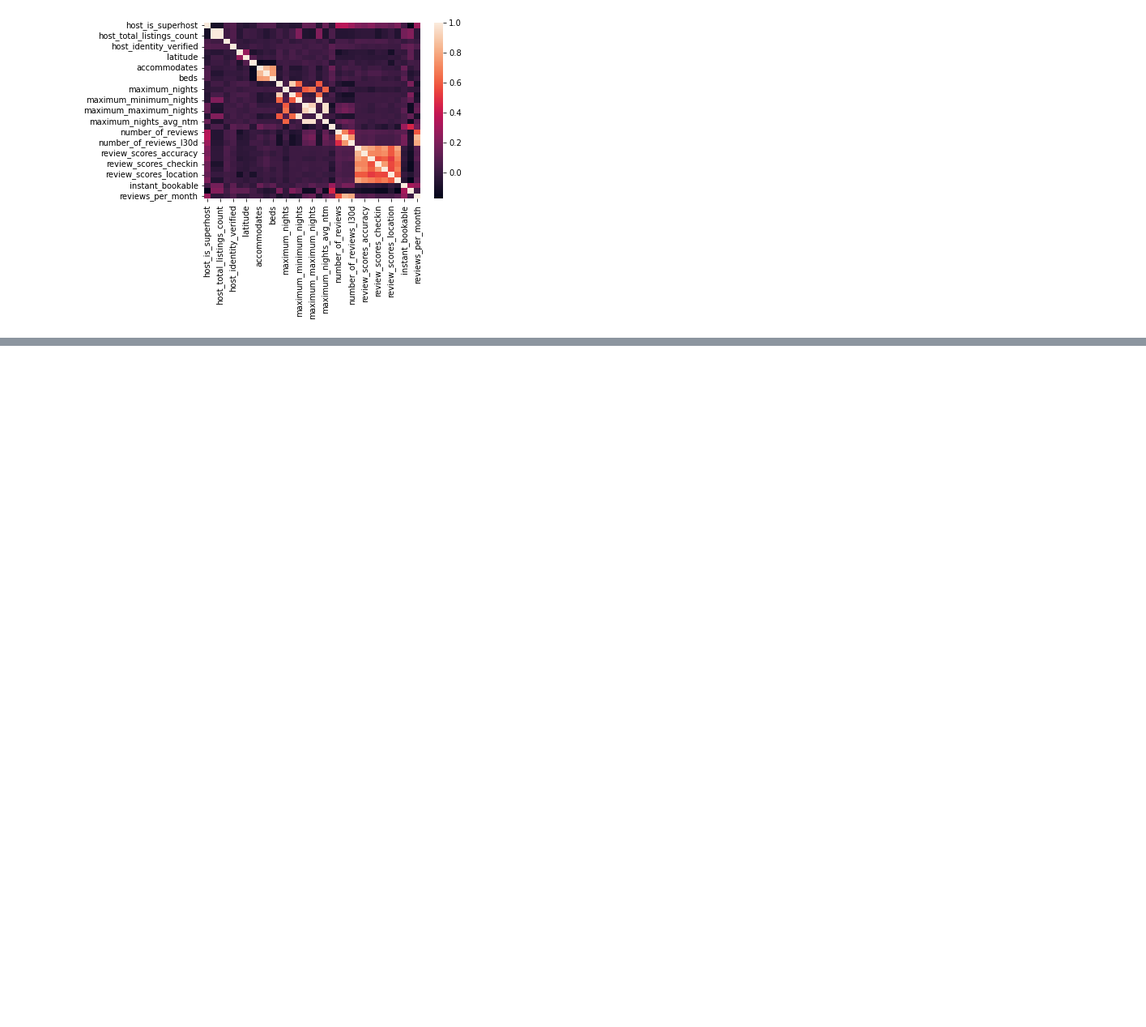
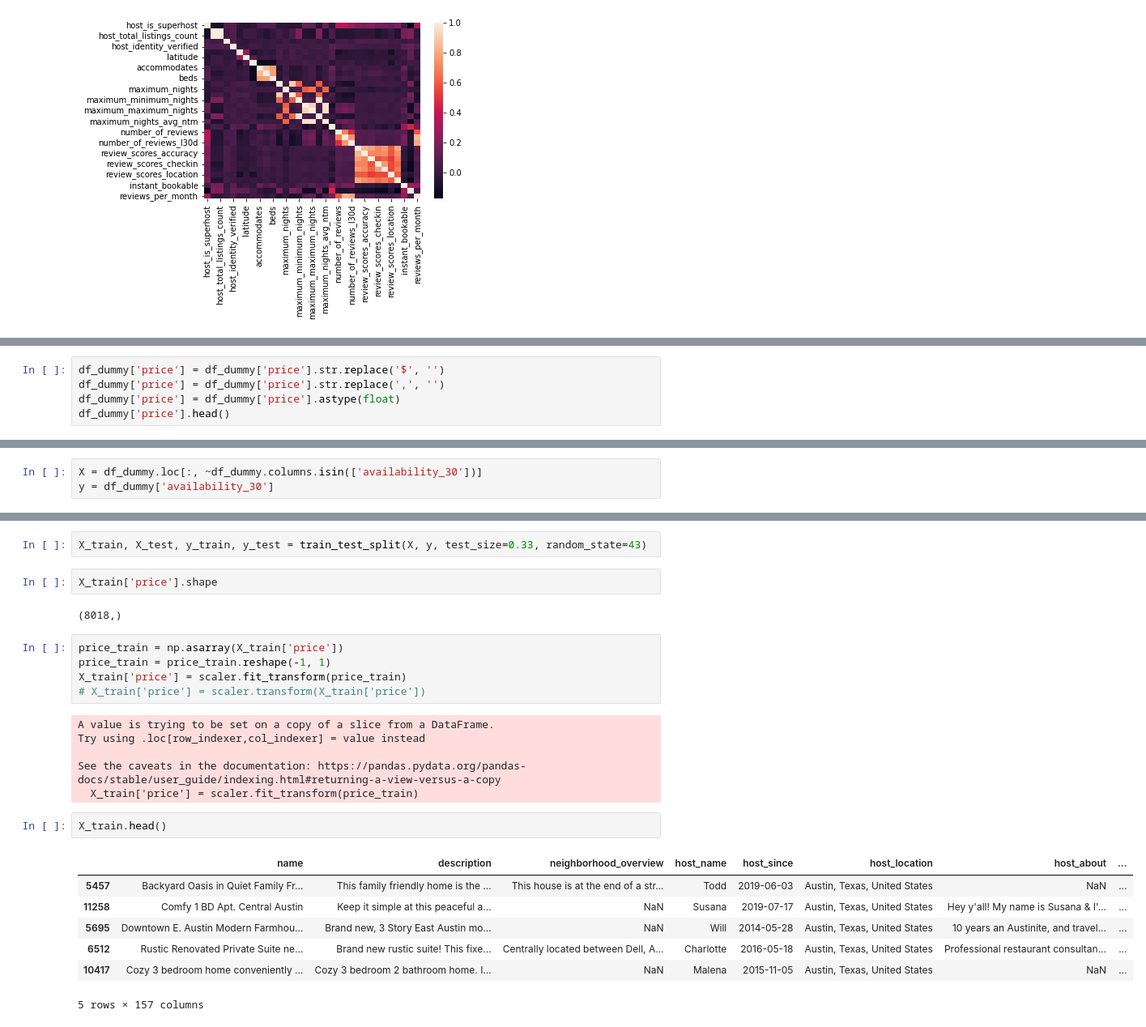
Before and after one commit to mgfos207/Springboard, a Jupyter notebook: Module 16/16.3/preprocessing.ipynb, the cells around one changed output, grey strips where cells are left out. Shown at 81% size. Saved outputs shown, nothing was run; the diff lists cells and outputs as text; blank space fills up the shorter version.

```diff
--- a/Module 16/16.3/preprocessing.ipynb
+++ b/Module 16/16.3/preprocessing.ipynb
@@ -225,0 +378,5 @@ sns.heatmap(df_subset.corr())
+# %%
+df_dummy['price'] = df_dummy['price'].str.replace('$', '')
+df_dummy['price'] = df_dummy['price'].str.replace(',', '')
+df_dummy['price'] = df_dummy['price'].astype(float)
+df_dummy['price'].head()
@@ -225,0 +402,3 @@ sns.heatmap(df_subset.corr())
+# %%
+X = df_dummy.loc[:, ~df_dummy.columns.isin(['availability_30'])]
+y = df_dummy['availability_30']
@@ -225,0 +424,27 @@ sns.heatmap(df_subset.corr())
+# %%
+X_train, X_test, y_train, y_test = train_test_split(X, y, test_size=0.33, random_state=43)
+# %%
+X_train['price'].shape
+# %% [output]
+(8018,)
+# %%
+price_train = np.asarray(X_train['price'])
+price_train = price_train.reshape(-1, 1)
+X_train['price'] = scaler.fit_transform(price_train)
+# X_train['price'] = scaler.transform(X_train['price'])
+# %% [output]
+A value is trying to be set on a copy of a slice from a DataFrame.
+Try using .loc[row_indexer,col_indexer] = value instead
+
+See the caveats in the documentation: https://pandas.pydata.org/pandas-docs/stable/user_guide/indexing.html#returning-a-view-versus-a-copy
+  X_train['price'] = scaler.fit_transform(price_train)
+# %%
+X_train.head()
+# %% [output]
+|  | name | description | neighborhood_overview | host_name | host_since | host_location | host_about | ... |
+| 5457 | Backyard Oasis in Quiet Family Fr... | This family friendly home is the ... | This house is at the end of a str... | Todd | 2019-06-03 | Austin, Texas, United States | NaN | ... |
+| 11258 | Comfy 1 BD Apt. Central Austin | Keep it simple at this peaceful a... | NaN | Susana | 2019-07-17 | Austin, Texas, United States | Hey y'all! My name is Susana & I'... | ... |
+| 5695 | Downtown E. Austin Modern Farmhou... | Brand new, 3 Story East Austin mo... | NaN | Will | 2014-05-28 | Austin, Texas, United States | 10 years an Austinite, and travel... | ... |
+| 6512 | Rustic Renovated Private Suite ne... | Brand new rustic suite! This fixe... | Centrally located between Dell, A... | Charlotte | 2016-05-18 | Austin, Texas, United States | Professional restaurant consultan... | ... |
+| 10417 | Cozy 3 bedroom home conveniently ... | Cozy 3 bedroom 2 bathroom home. I... | NaN | Malena | 2015-11-05 | Austin, Texas, United States | NaN | ... |
+5 rows × 157 columns
```
Also changed, not shown: parts of 37 cells of this notebook.
